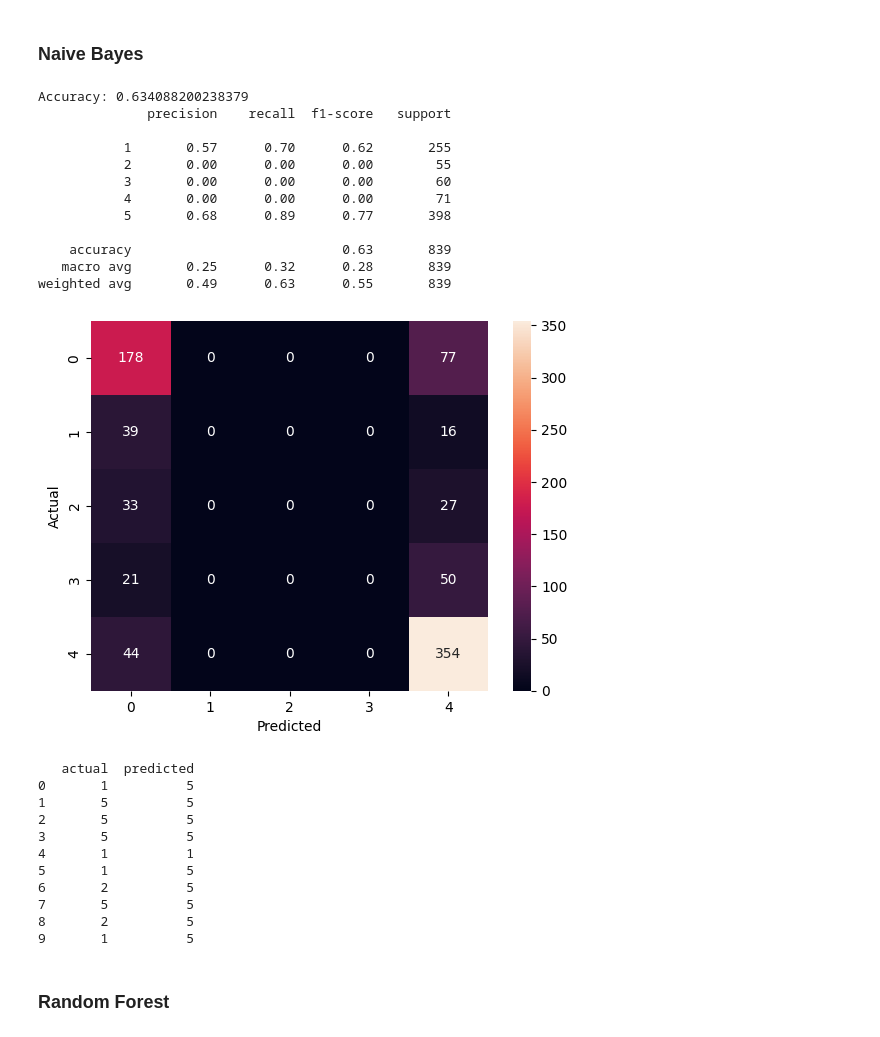
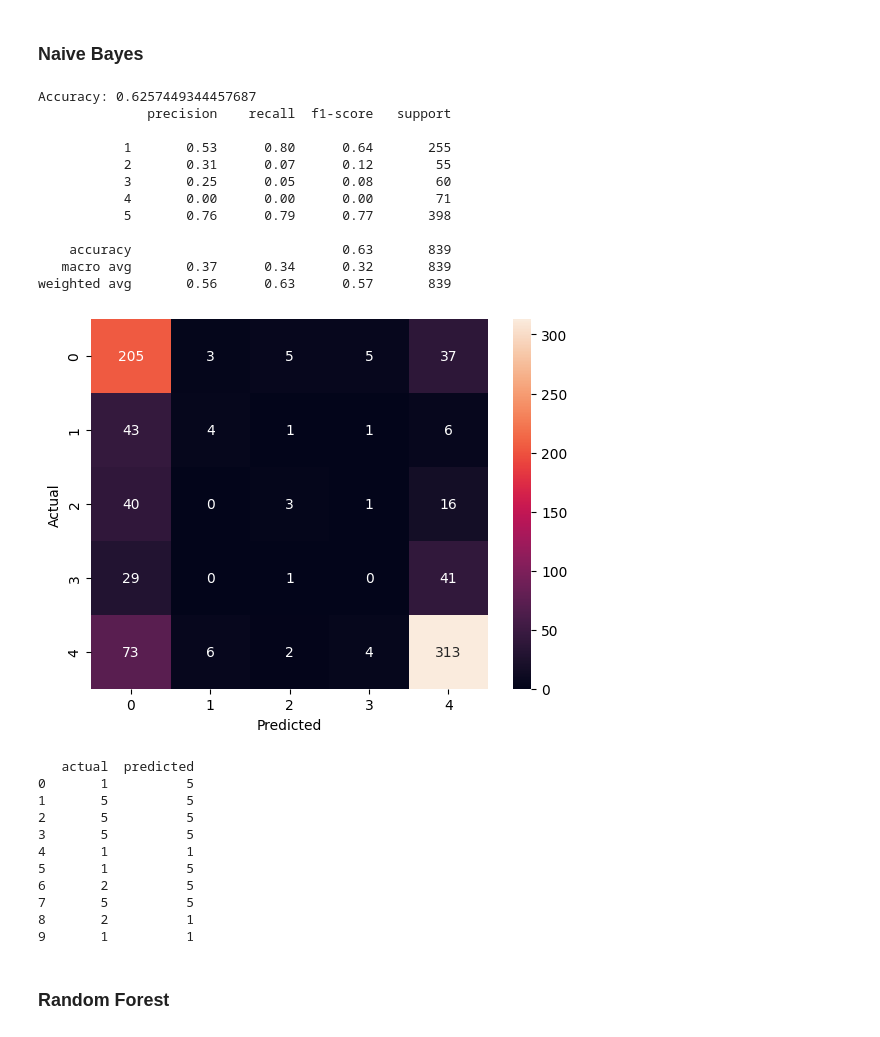
Before and after one commit to hmoverhaug/INFO284, a Jupyter notebook: visualisere.ipynb, the cells around one changed output. Drawn from its saved outputs; the diff is of its cells as text; code cells hidden in the pictures.

Commit message:
Update visualisere.ipynb
Clean up, fjerna figura og la til en

```diff
--- a/visualisere.ipynb
+++ b/visualisere.ipynb
@@ -485,41 +517,41 @@ Eksempler på prediksjoner (første 10):
 # %% [markdown]
 ### Naive Bayes
 # %%
-model_nb = MultinomialNB()
+model_nb = ComplementNB()
 model_nb.fit(X_train, y_train)
 
 y_pred_nb = model_nb.predict(X_test)
 
 print("Accuracy:", accuracy_score(y_test, y_pred_nb))
 print(classification_report(y_test, y_pred_nb))
 
 cm = confusion_matrix(y_test, y_pred_nb)
 
 sns.heatmap(cm, annot=True, fmt="d")
 plt.xlabel("Predicted")
 plt.ylabel("Actual")
 plt.show()
 
 results = pd.DataFrame({
     "actual": y_test.values,
     "predicted": y_pred_nb
 })
 
 print(results.head(10))
 # %% [output]
-Accuracy: 0.634088200238379
+Accuracy: 0.6257449344457687
               precision    recall  f1-score   support
 
-           1       0.57      0.70      0.62       255
-           2       0.00      0.00      0.00        55
-           3       0.00      0.00      0.00        60
+           1       0.53      0.80      0.64       255
+           2       0.31      0.07      0.12        55
+           3       0.25      0.05      0.08        60
            4       0.00      0.00      0.00        71
-           5       0.68      0.89      0.77       398
+           5       0.76      0.79      0.77       398
 
     accuracy                           0.63       839
-   macro avg       0.25      0.32      0.28       839
-weighted avg       0.49      0.63      0.55       839
+   macro avg       0.37      0.34      0.32       839
+weighted avg       0.56      0.63      0.57       839
-[figure, old version]
+[figure, new version]
    actual  predicted
 0       1          5
 1       5          5
@@ -529,8 +561,8 @@ weighted avg       0.49      0.63      0.55       839
 5       1          5
 6       2          5
 7       5          5
-8       2          5
-9       1          5
+8       2          1
+9       1          1
 # %% [markdown]
 ### Random Forest
 # %%
```
Also changed, not shown: parts of 13 cells of this notebook.
